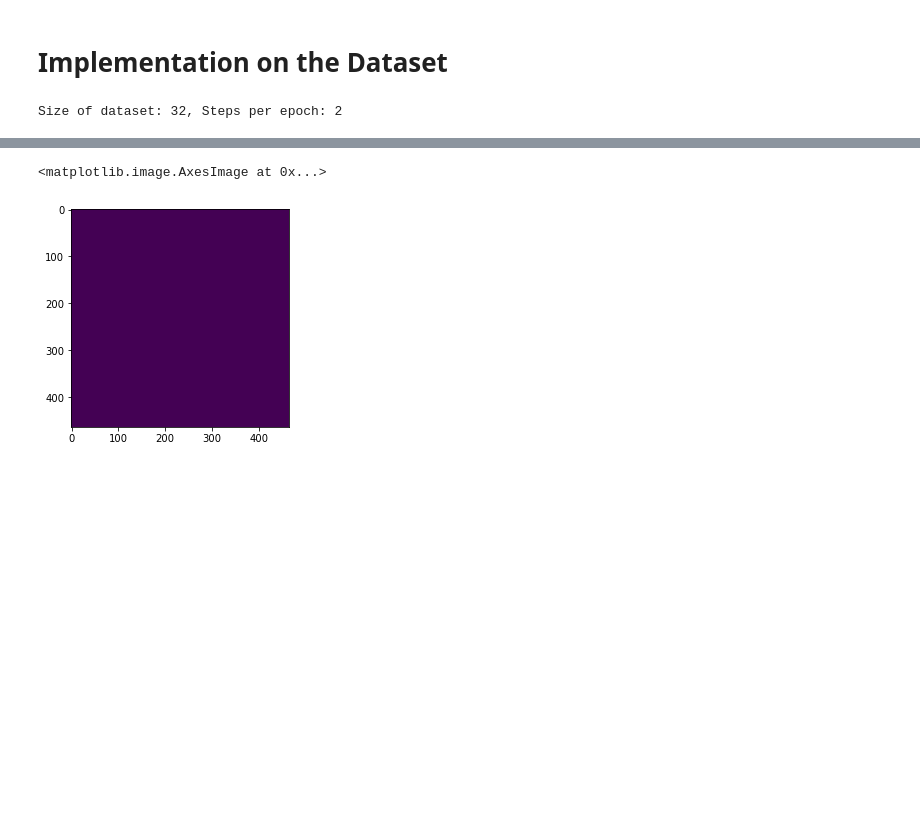
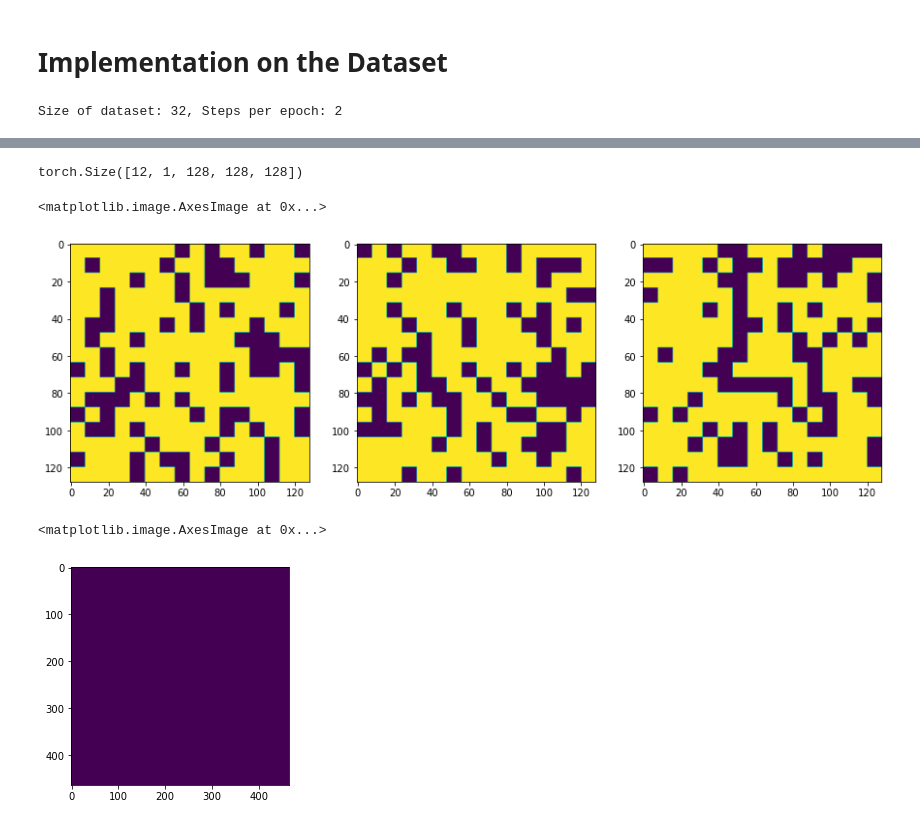
Before and after one commit to Fickincool/master-thesis, a Jupyter notebook: Notebooks/6.00_self2selfDenoising/6.00_dataloader_pilot.ipynb, the cells around one changed output, grey strips where cells are left out. Saved outputs shown, nothing was run; the diff lists cells and outputs as text; code cells hidden in the pictures; blank space fills up the shorter version.

```diff
--- a/Notebooks/6.00_self2selfDenoising/6.00_dataloader_pilot.ipynb
+++ b/Notebooks/6.00_self2selfDenoising/6.00_dataloader_pilot.ipynb
@@ -146 +146,15 @@ ax2.imshow(mask[:, :,aux_idx])
+# %%
+print(my_dataset.bernoulli_mask_samples.shape)
+mask = my_dataset.bernoulli_mask_samples[5].squeeze()
+
+fig, (ax0, ax1, ax2) = plt.subplots(1, 3, figsize=(15, 8))
+
+aux_idx = subtomo_length//2
+ax0.imshow(mask[aux_idx])
+ax1.imshow(mask[:,aux_idx, :])
+ax2.imshow(mask[:, :,aux_idx])
+# %% [output]
+torch.Size([12, 1, 128, 128, 128])
+<matplotlib.image.AxesImage at 0x...>
+[figure, added]
 # %%
```
Also changed, not shown: parts of 11 cells of this notebook, 5 other files.
